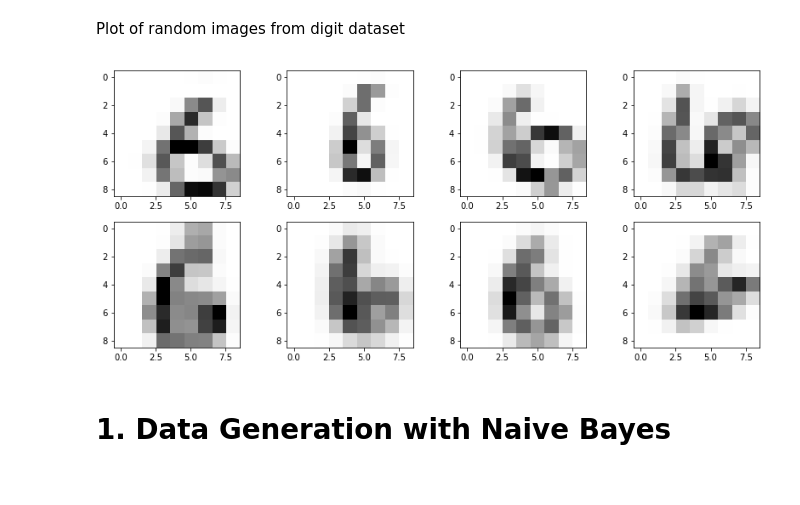
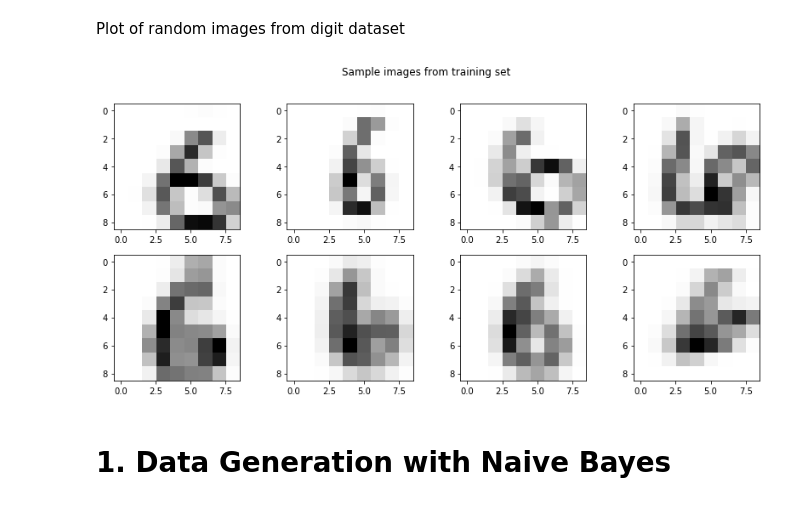
Before and after one commit to Simske/ML, a Jupyter notebook: ex04/generative-models.ipynb, the cells around one changed output. Drawn from its saved outputs; the diff is of its cells as text; code cells hidden in the pictures.

```diff
--- a/ex04/generative-models.ipynb
+++ b/ex04/generative-models.ipynb
@@ -12,7 +13,10 @@ with h5py.File('digits.h5')as f:
     images = f['images'].value
     labels = f['labels'].value
 
+def pic_reshape(images):
+    s = images.shape
+    return images.reshape(s[0], s[1] * s[2])
 # normalize data
-images = images/np.max(images)
+images = pic_reshape(images)/np.max(images)
 print(images.shape)
 # %% [output]
@@ -24,16 +28,16 @@ digit = 6
 # %%
 mask = labels == digit
 x = images[mask]
-x = x.reshape(x.shape[0], x.shape[1] * x.shape[2])
 y = labels[mask]
 # %% [markdown]
 Plot of random images from digit dataset
 # %%
 fig, axes = plt.subplots(2, 4, figsize=(14, 6))
+fig.suptitle("Sample images from training set")
 for ax, choice in zip(axes.flatten(), np.random.choice(x.shape[0], 8)):
     ax.imshow(x[choice].reshape(9,9), cmap='Greys')
 # %% [output]
-[figure, old version]
+[figure, new version]
 # %% [markdown]
 # 1. Data Generation with Naive Bayes
 # %% [markdown]
```
Also changed, not shown: parts of 24 cells of this notebook.
